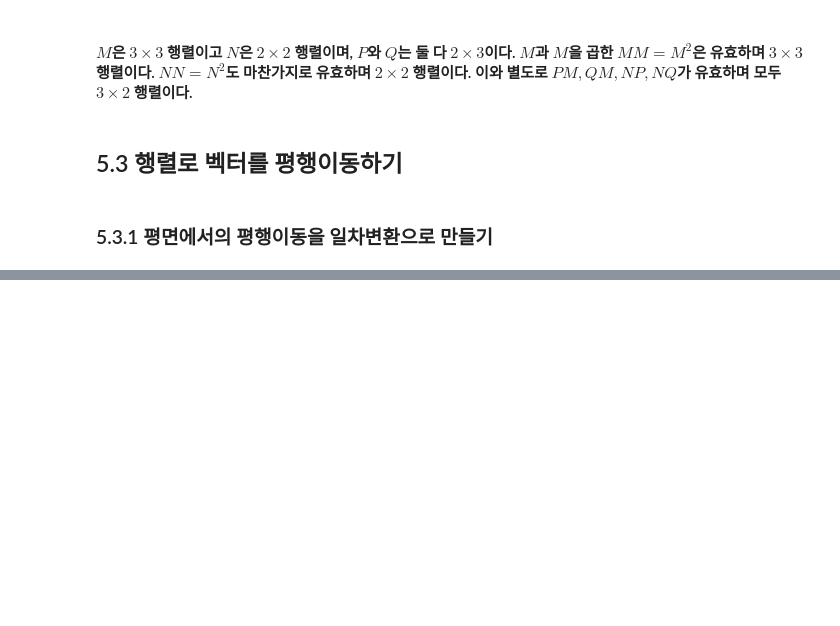
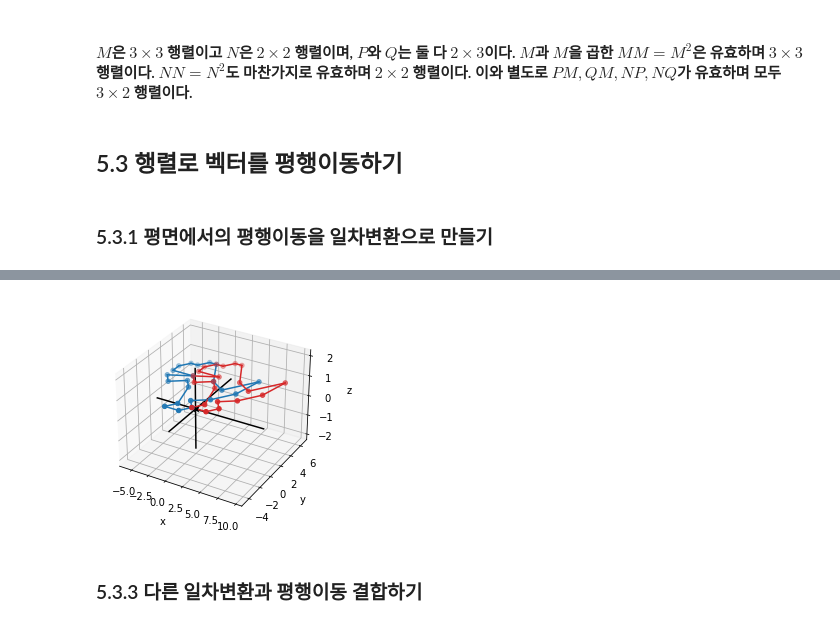
Before and after one commit to lhk6565/Math-for-Programmers, a Jupyter notebook: Part 1/Chapter 05/Chapter 05 Walkthrough.ipynb, the cells around one changed output, grey strips where cells are left out. Cells and saved outputs as stored; diff of their text form; code cells hidden in the pictures; blank space fills up the shorter version.

```diff
--- a/Part 1/Chapter 05/Chapter 05 Walkthrough.ipynb
+++ b/Part 1/Chapter 05/Chapter 05 Walkthrough.ipynb
@@ -658,0 +681,18 @@ $ </center>
+# %%
+magic_matrix = (
+    (1,0,3),
+    (0,1,1),
+    (0,0,1))
+
+translated = [multiply_matrix_vector(magic_matrix, v) for v in dino_3d]
+# %%
+draw3d(
+    Points3D(*dino_3d, color='C0'),
+    *polygon_segments_3d(dino_3d,color='C0'),
+    Points3D(*translated,color='C3'),
+    *polygon_segments_3d(translated,color='C3')
+)
+# %% [output]
+[figure, added]
+# %% [markdown]
+### 5.3.3 다른 일차변환과 평행이동 결합하기
```
Also changed, not shown: parts of 28 cells of this notebook.
